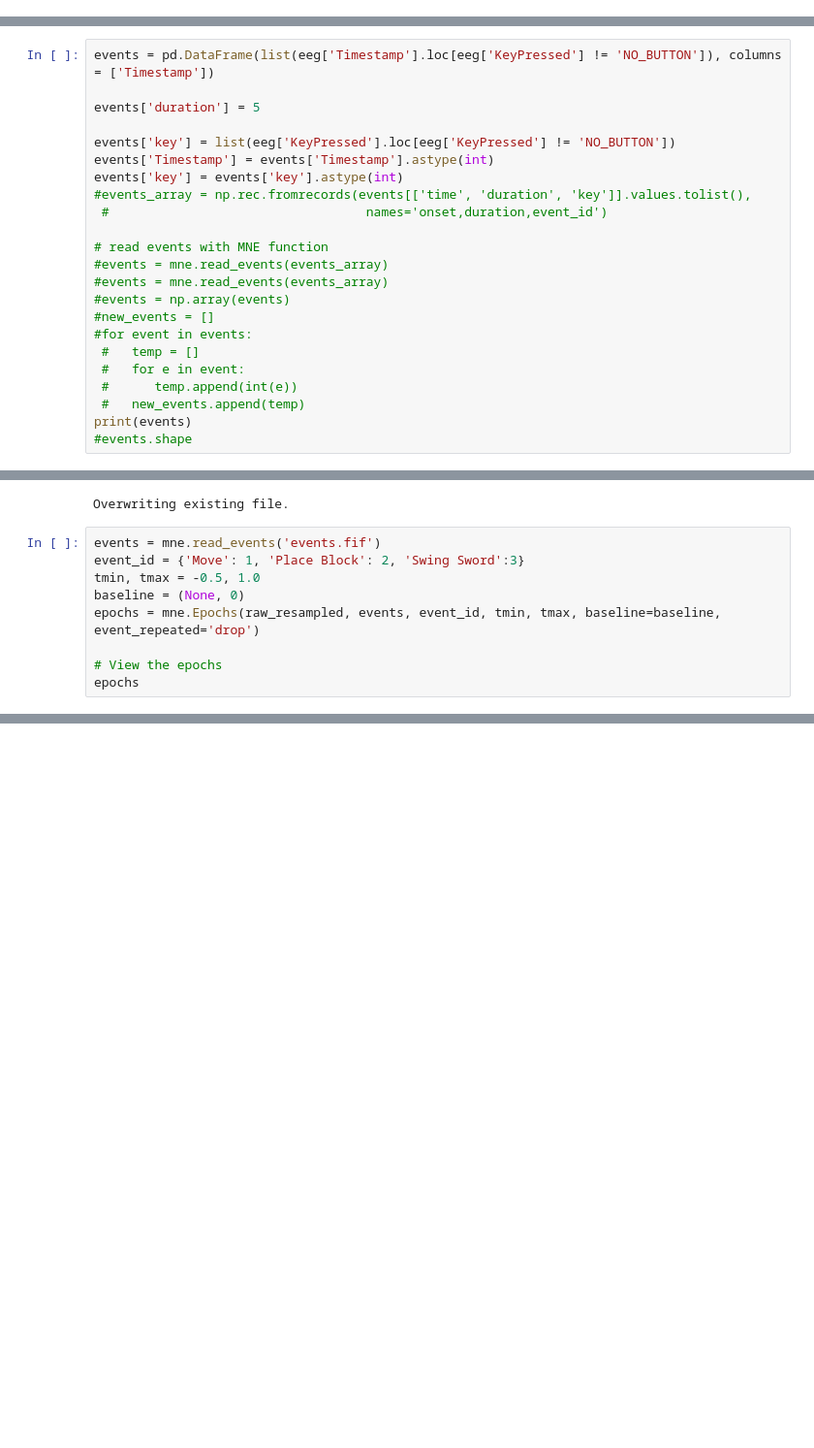
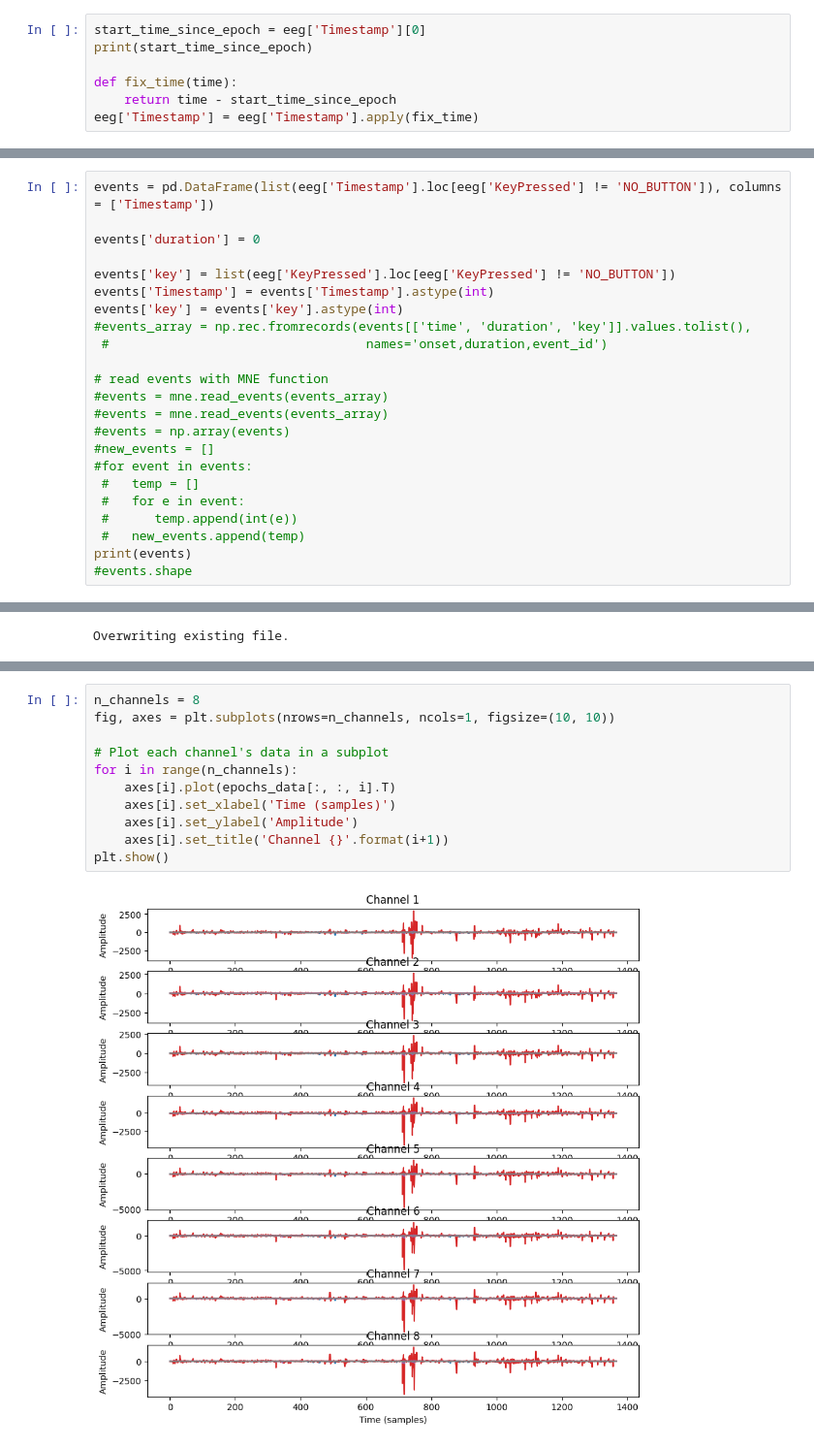
Before and after one commit to Carly-Freedman/Final-Project-Cogs-189, a Jupyter notebook: DataWrangling.ipynb, the cells around one changed output, grey strips where cells are left out. Shown: that part at 97% size. Drawn from its saved outputs; the diff is of its cells as text; blank space fills up the shorter version.

Commit message:
YEAAA we epoched baby

```diff
--- a/DataWrangling.ipynb
+++ b/DataWrangling.ipynb
@@ -184,3 +184,10 @@ eeg.head()
 | 2 | 6185.86763 | 2072.36434 | -9343.85620 | -361.22654 | -581.57004 | -1584.02343 | ... |
 | 3 | 6186.67229 | 2071.64908 | -9342.15746 | -430.98634 | -593.55057 | -1585.36453 | ... |
 | 4 | 0.00000 | 0.00000 | 0.00000 | 0.00000 | 0.00000 | 0.00000 | ... |
+# %%
+start_time_since_epoch = eeg['Timestamp'][0]
+print(start_time_since_epoch)
+
+def fix_time(time):
+    return time - start_time_since_epoch
+eeg['Timestamp'] = eeg['Timestamp'].apply(fix_time)
@@ -236,7 +254,7 @@ Ready.
 # %%
 events = pd.DataFrame(list(eeg['Timestamp'].loc[eeg['KeyPressed'] != 'NO_BUTTON']), columns = ['Timestamp'])
 
-events['duration'] = 5
+events['duration'] = 0
 
 events['key'] = list(eeg['KeyPressed'].loc[eeg['KeyPressed'] != 'NO_BUTTON'])
 events['Timestamp'] = events['Timestamp'].astype(int)
@@ -281,12 +299,3 @@ sdt
 mne.write_events('events.fif', events, overwrite=True)
 # %% [output]
 Overwriting existing file.
-# %%
-events = mne.read_events('events.fif')
-event_id = {'Move': 1, 'Place Block': 2, 'Swing Sword':3}
-tmin, tmax = -0.5, 1.0
-baseline = (None, 0)
-epochs = mne.Epochs(raw_resampled, events, event_id, tmin, tmax, baseline=baseline, event_repeated='drop')
-
-# View the epochs
-epochs
@@ -303,0 +387,13 @@ Applying baseline correction (mode: mean)
+# %%
+n_channels = 8
+fig, axes = plt.subplots(nrows=n_channels, ncols=1, figsize=(10, 10))
+
+# Plot each channel's data in a subplot
+for i in range(n_channels):
+    axes[i].plot(epochs_data[:, :, i].T)
+    axes[i].set_xlabel('Time (samples)')
+    axes[i].set_ylabel('Amplitude')
+    axes[i].set_title('Channel {}'.format(i+1))
+plt.show()
+# %% [output]
+[figure, added]
```
Also changed, not shown: parts of 12 cells of this notebook, 2 other files.
